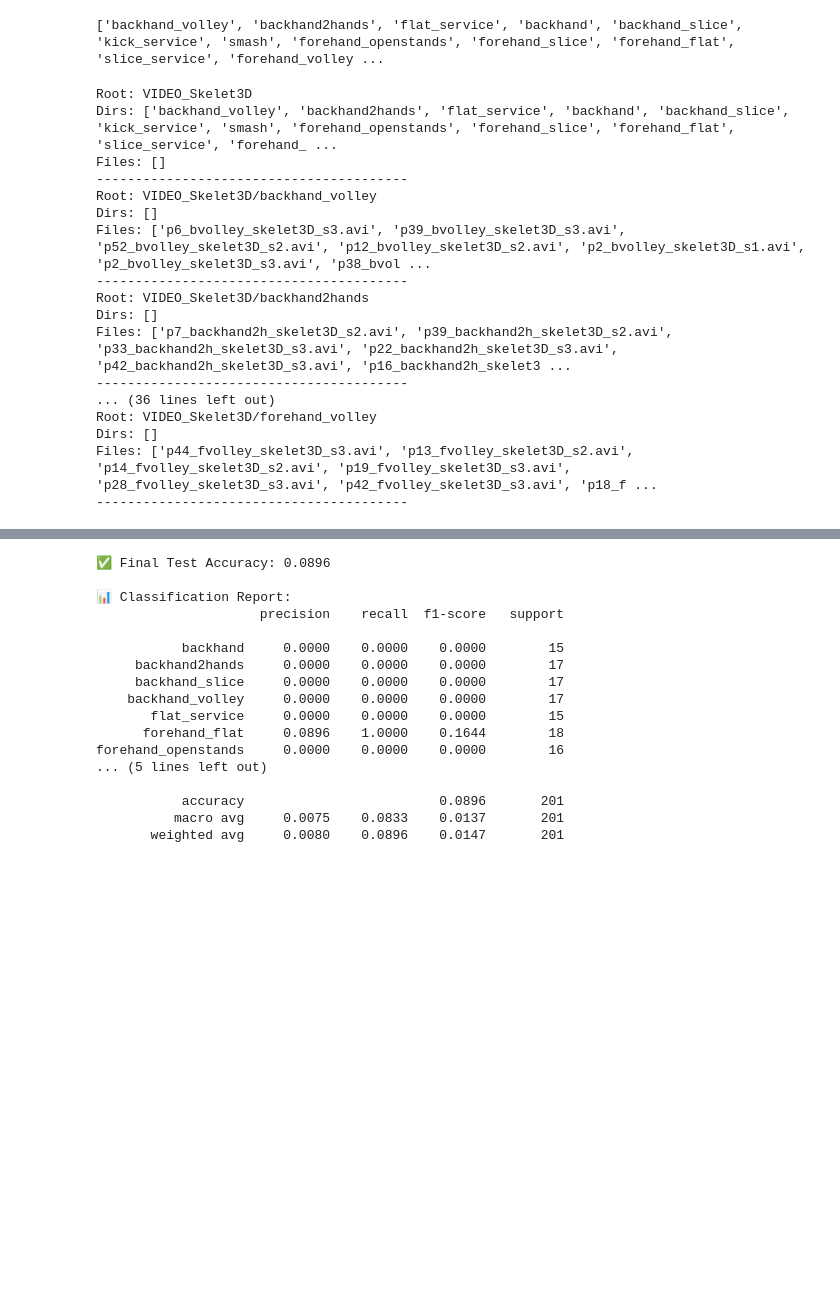
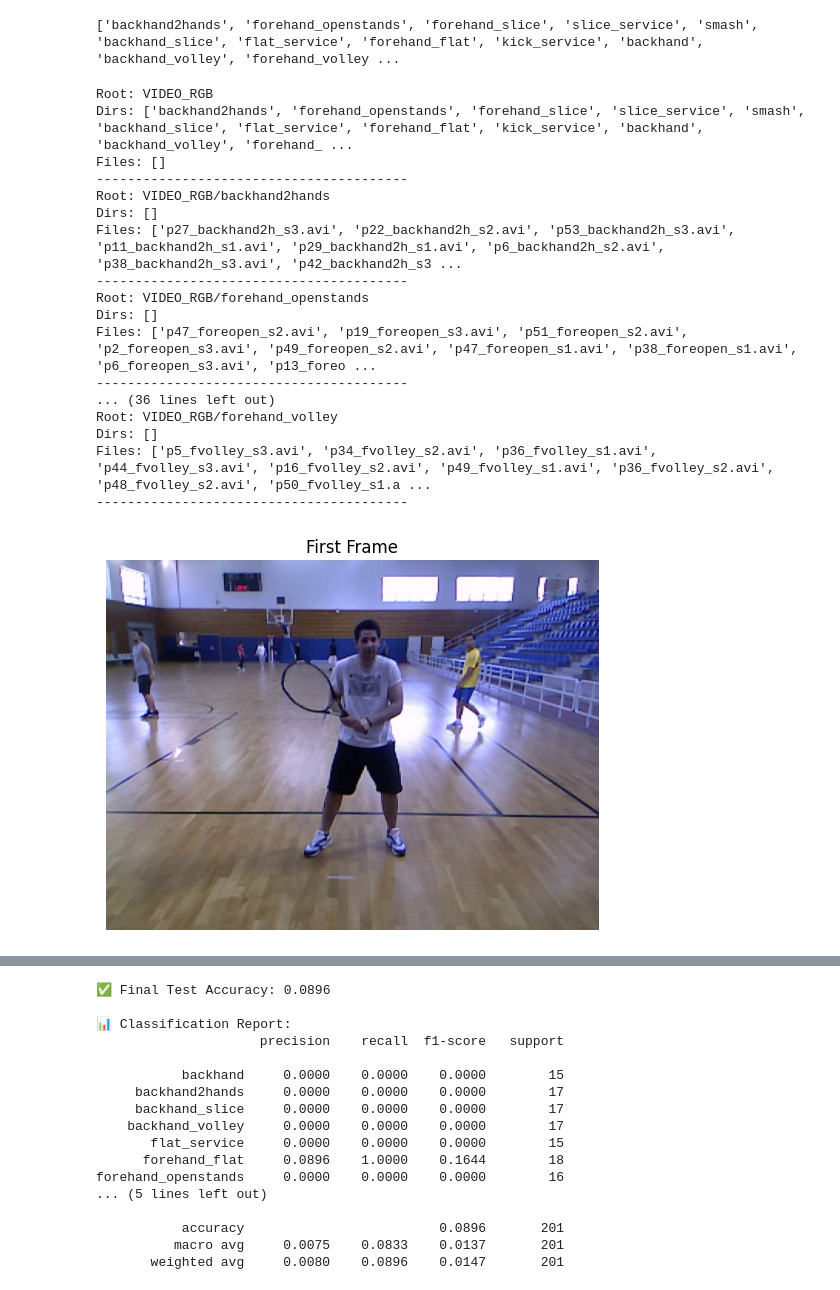
Before and after one commit to LeoDinga/DL_Project, a Jupyter notebook: Project_DL_3.ipynb, the cells around one changed output, grey strips where cells are left out. Saved outputs shown, nothing was run; the diff lists cells and outputs as text; code cells hidden in the pictures; blank space fills up the shorter version.

```diff
--- a/Project_DL_3.ipynb
+++ b/Project_DL_3.ipynb
@@ -59,11 +69,11 @@ Device name: Tesla T4
 # %%
 import os
-print(os.listdir('VIDEO_Skelet3D'))
+print(os.listdir('VIDEO_RGB'))
 # %% [output]
-['backhand_volley', 'backhand2hands', 'flat_service', 'backhand', 'backhand_slice', 'kick_service', 'smash', 'forehand_openstands', 'forehand_slice', 'forehand_flat', 'slice_service', 'forehand_volley ...
+['backhand2hands', 'forehand_openstands', 'forehand_slice', 'slice_service', 'smash', 'backhand_slice', 'flat_service', 'forehand_flat', 'kick_service', 'backhand', 'backhand_volley', 'forehand_volley ...
 # %%
 #shows the videos in each folder
-data_path = 'VIDEO_Skelet3D'
+data_path = 'VIDEO_RGB'
 
 # Print out the directory structure
 for root, dirs, files in os.walk(data_path):
@@ -72,23 +82,43 @@ for root, dirs, files in os.walk(data_path):
     print(f"Files: {files}")
     print("-" * 40)
 # %% [output]
-Root: VIDEO_Skelet3D
-Dirs: ['backhand_volley', 'backhand2hands', 'flat_service', 'backhand', 'backhand_slice', 'kick_service', 'smash', 'forehand_openstands', 'forehand_slice', 'forehand_flat', 'slice_service', 'forehand_ ...
+Root: VIDEO_RGB
+Dirs: ['backhand2hands', 'forehand_openstands', 'forehand_slice', 'slice_service', 'smash', 'backhand_slice', 'flat_service', 'forehand_flat', 'kick_service', 'backhand', 'backhand_volley', 'forehand_ ...
 Files: []
 ----------------------------------------
-Root: VIDEO_Skelet3D/backhand_volley
+Root: VIDEO_RGB/backhand2hands
 Dirs: []
-Files: ['p6_bvolley_skelet3D_s3.avi', 'p39_bvolley_skelet3D_s3.avi', 'p52_bvolley_skelet3D_s2.avi', 'p12_bvolley_skelet3D_s2.avi', 'p2_bvolley_skelet3D_s1.avi', 'p2_bvolley_skelet3D_s3.avi', 'p38_bvol ...
+Files: ['p27_backhand2h_s3.avi', 'p22_backhand2h_s2.avi', 'p53_backhand2h_s3.avi', 'p11_backhand2h_s1.avi', 'p29_backhand2h_s1.avi', 'p6_backhand2h_s2.avi', 'p38_backhand2h_s3.avi', 'p42_backhand2h_s3 ...
 ----------------------------------------
-Root: VIDEO_Skelet3D/backhand2hands
+Root: VIDEO_RGB/forehand_openstands
 Dirs: []
-Files: ['p7_backhand2h_skelet3D_s2.avi', 'p39_backhand2h_skelet3D_s2.avi', 'p33_backhand2h_skelet3D_s3.avi', 'p22_backhand2h_skelet3D_s3.avi', 'p42_backhand2h_skelet3D_s3.avi', 'p16_backhand2h_skelet3 ...
+Files: ['p47_foreopen_s2.avi', 'p19_foreopen_s3.avi', 'p51_foreopen_s2.avi', 'p2_foreopen_s3.avi', 'p49_foreopen_s2.avi', 'p47_foreopen_s1.avi', 'p38_foreopen_s1.avi', 'p6_foreopen_s3.avi', 'p13_foreo ...
 ----------------------------------------
 ... (36 lines left out)
-Root: VIDEO_Skelet3D/forehand_volley
+Root: VIDEO_RGB/forehand_volley
 Dirs: []
-Files: ['p44_fvolley_skelet3D_s3.avi', 'p13_fvolley_skelet3D_s2.avi', 'p14_fvolley_skelet3D_s2.avi', 'p19_fvolley_skelet3D_s3.avi', 'p28_fvolley_skelet3D_s3.avi', 'p42_fvolley_skelet3D_s3.avi', 'p18_f ...
+Files: ['p5_fvolley_s3.avi', 'p34_fvolley_s2.avi', 'p36_fvolley_s1.avi', 'p44_fvolley_s3.avi', 'p16_fvolley_s2.avi', 'p49_fvolley_s1.avi', 'p36_fvolley_s2.avi', 'p48_fvolley_s2.avi', 'p50_fvolley_s1.a ...
 ----------------------------------------
+# %%
+# just for us to see the first frame of the video
+video_path = "/content/dataset/VIDEO_RGB/backhand/p10_backhand_s1.avi"
+
+import cv2
+cap = cv2.VideoCapture(video_path)
+
+ret, frame = cap.read()
+if not ret:
+    print("Failed to read frame")
+else:
+    import matplotlib.pyplot as plt
+    plt.imshow(cv2.cvtColor(frame, cv2.COLOR_BGR2RGB))
+    plt.title("First Frame")
+    plt.axis("off")
+    plt.show()
+
+cap.release()
+# %% [output]
+[figure, added]
 # %%
 def convert_video_to_npy(video_path, resize_shape=(224, 224)):
     """
```
Also changed, not shown: parts of 25 cells of this notebook.
